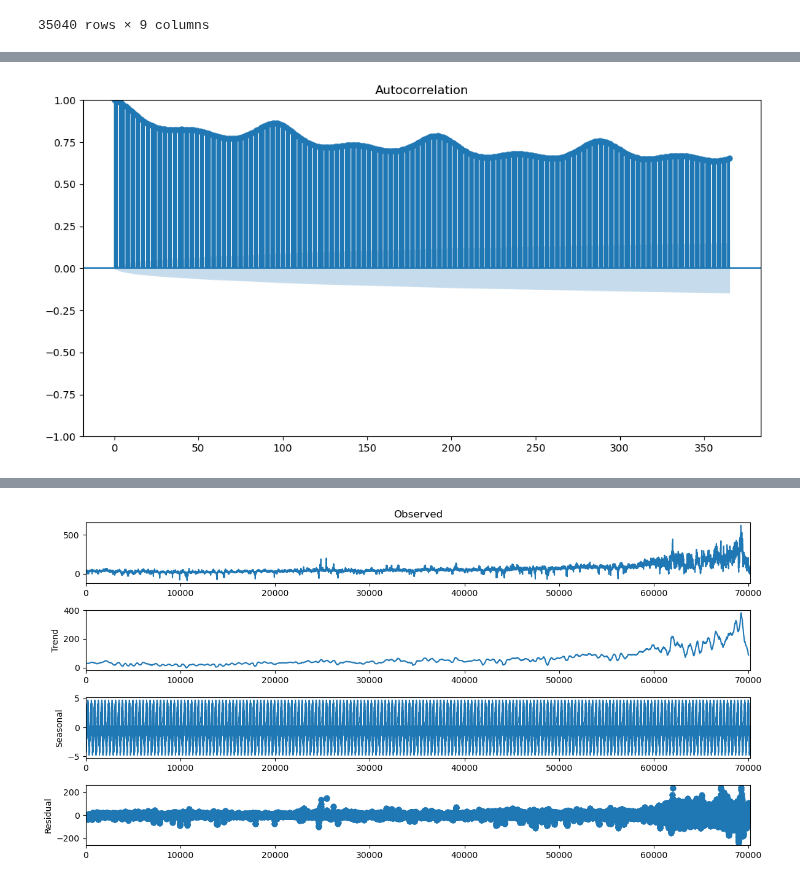
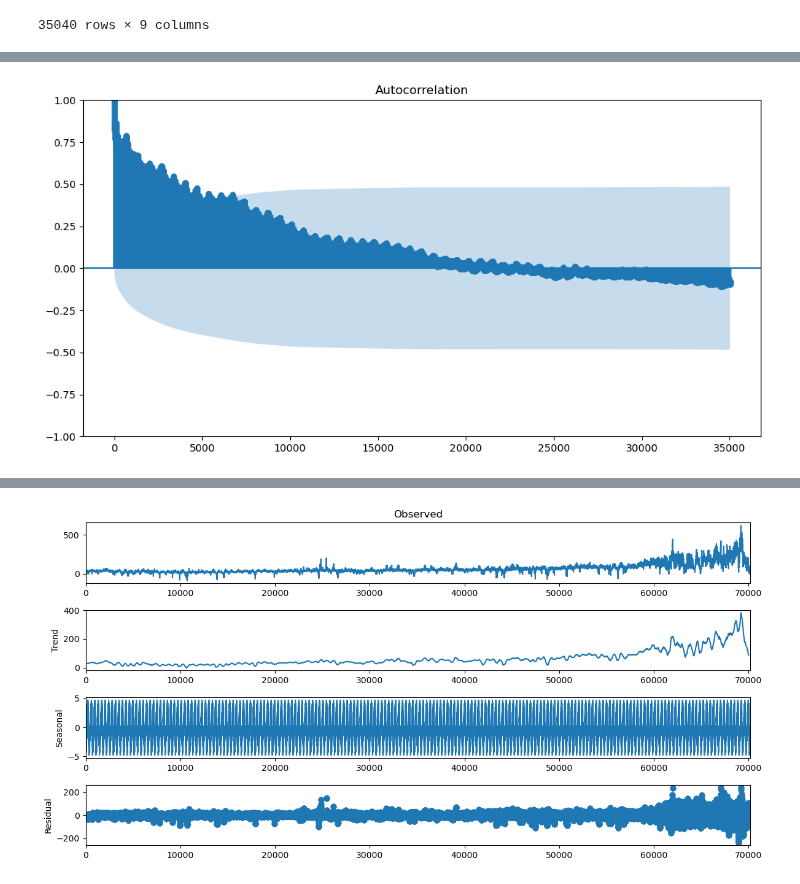
Before and after one commit to M-123-456/team-6-energy-costs, a Jupyter notebook: analyzation_day_of_week/2020.ipynb, the cells around one changed output, grey strips where cells are left out. Cells and saved outputs as stored; diff of their text form; code cells hidden in the pictures.

```diff
--- a/analyzation_price_feeding/2020.ipynb
+++ b/analyzation_day_of_week/2020.ipynb
@@ -359,6 +397,6 @@ df_energy_2020_2021 = pd.concat([df_energy_2020, df_energy_2021])
 # %%
 plt.rc('figure', figsize=(12,6))
-res = sm.graphics.tsa.plot_acf(df_energy_2020_2021['energy_price'], lags=365)
+res = sm.graphics.tsa.plot_acf(df_energy_2020_2021['energy_price'], lags=35030)
 # %% [output]
-[figure, old version]
+[figure, new version]
 # %%
```
Also changed, not shown: parts of 3 cells of this notebook, 2 other files.
